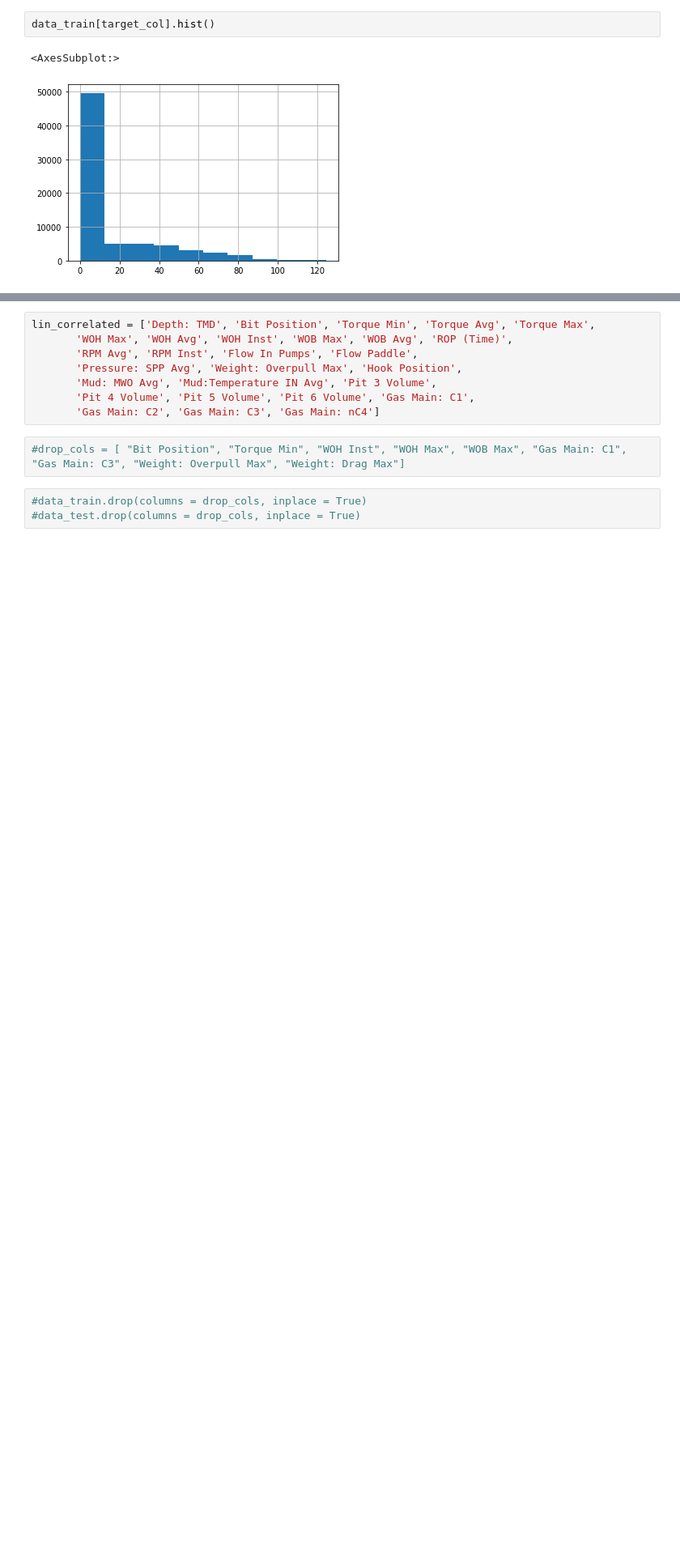
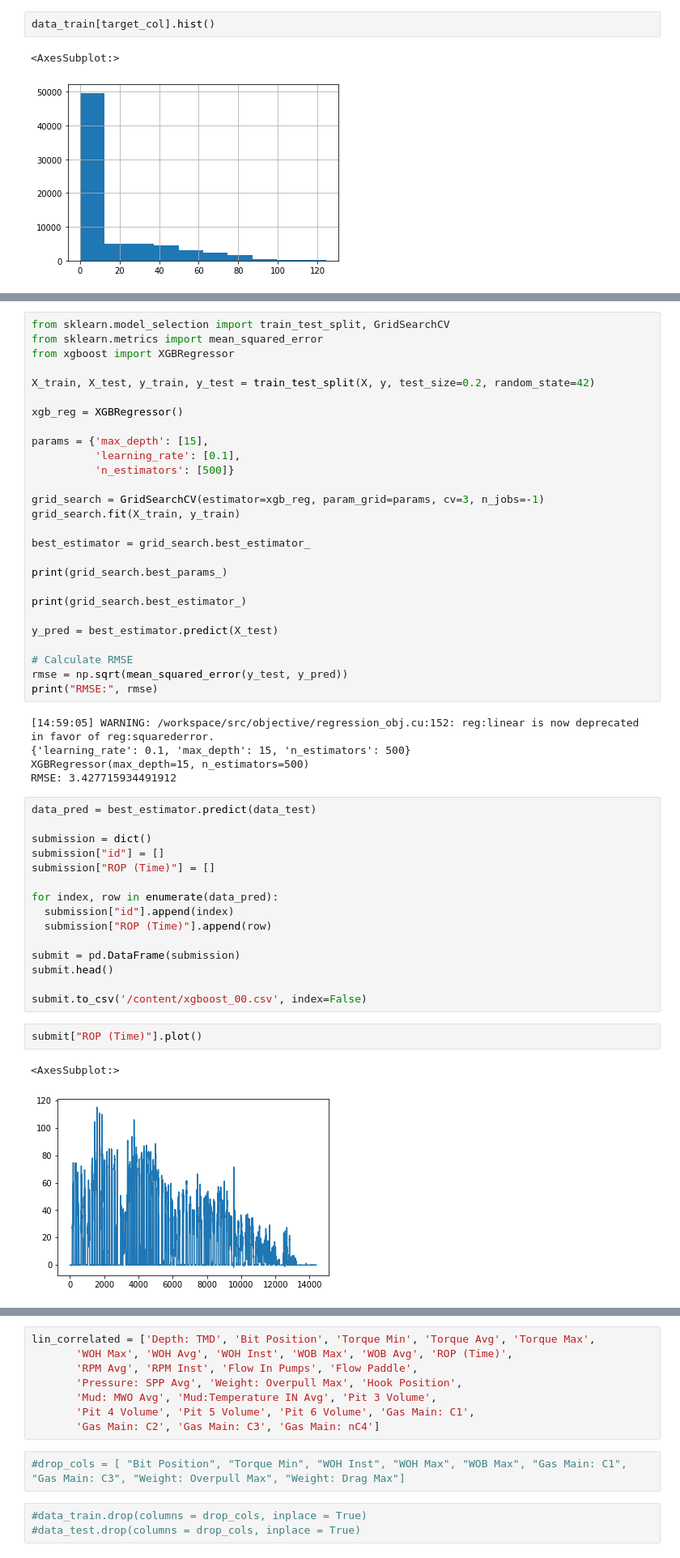
Before and after one commit to BrouthenKamel/haick-datathon, a Jupyter notebook: Sonatrach_Challenge.ipynb, the cells around one changed output, grey strips where cells are left out. Shown at 81% size. Drawn from its saved outputs; the diff is of its cells as text; blank space fills up the shorter version.

```diff
--- a/Sonatrach_Challenge.ipynb
+++ b/Sonatrach_Challenge.ipynb
@@ -40,0 +46,52 @@ data_train[target_col].hist()
+# %%
+from sklearn.model_selection import train_test_split, GridSearchCV
+from sklearn.metrics import mean_squared_error
+from xgboost import XGBRegressor
+
+X_train, X_test, y_train, y_test = train_test_split(X, y, test_size=0.2, random_state=42)
+
+xgb_reg = XGBRegressor()
+
+params = {'max_depth': [15],
+          'learning_rate': [0.1],
+          'n_estimators': [500]}
+
+grid_search = GridSearchCV(estimator=xgb_reg, param_grid=params, cv=3, n_jobs=-1)
+grid_search.fit(X_train, y_train)
+
+best_estimator = grid_search.best_estimator_
+
+print(grid_search.best_params_)
+
+print(grid_search.best_estimator_)
+
+y_pred = best_estimator.predict(X_test)
+
+# Calculate RMSE
+rmse = np.sqrt(mean_squared_error(y_test, y_pred))
+print("RMSE:", rmse)
+# %% [output]
+[14:59:05] WARNING: /workspace/src/objective/regression_obj.cu:152: reg:linear is now deprecated in favor of reg:squarederror.
+{'learning_rate': 0.1, 'max_depth': 15, 'n_estimators': 500}
+XGBRegressor(max_depth=15, n_estimators=500)
+RMSE: 3.427715934491912
+# %%
+data_pred = best_estimator.predict(data_test)
+
+submission = dict()
+submission["id"] = []
+submission["ROP (Time)"] = []
+
+for index, row in enumerate(data_pred):
+  submission["id"].append(index)
+  submission["ROP (Time)"].append(row)
+
+submit = pd.DataFrame(submission)
+submit.head()
+
+submit.to_csv('/content/xgboost_00.csv', index=False)
+# %%
+submit["ROP (Time)"].plot()
+# %% [output]
+<AxesSubplot:>
+[figure, added]
```
Also changed, not shown: parts of 27 cells of this notebook.
